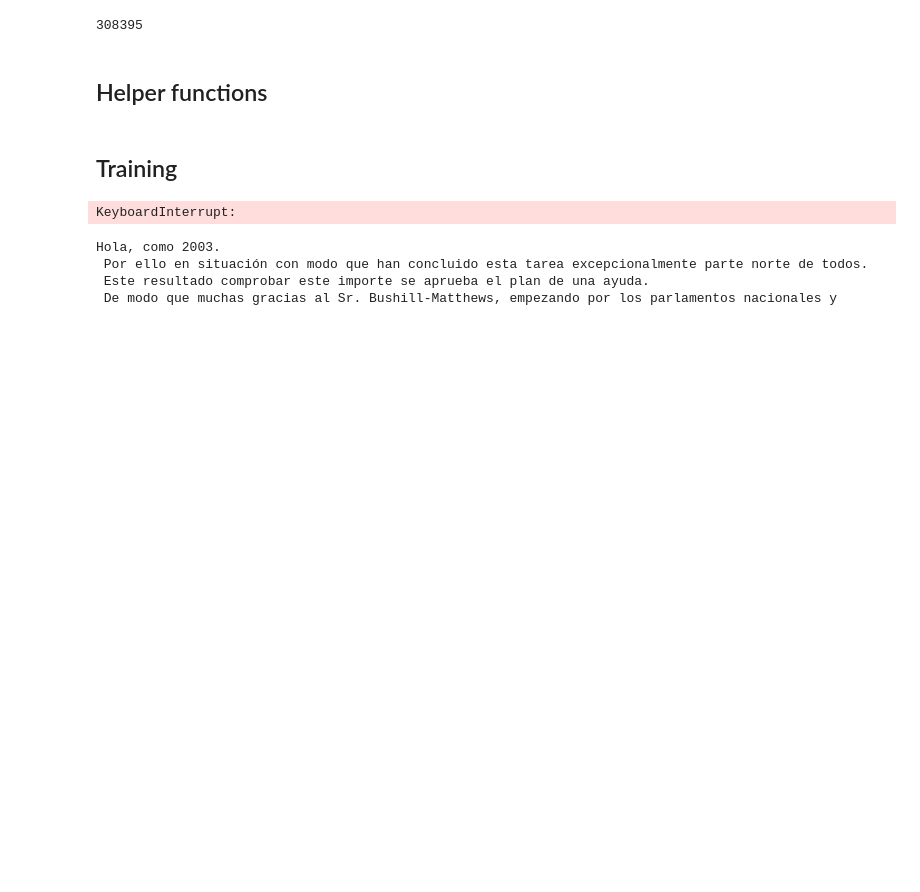
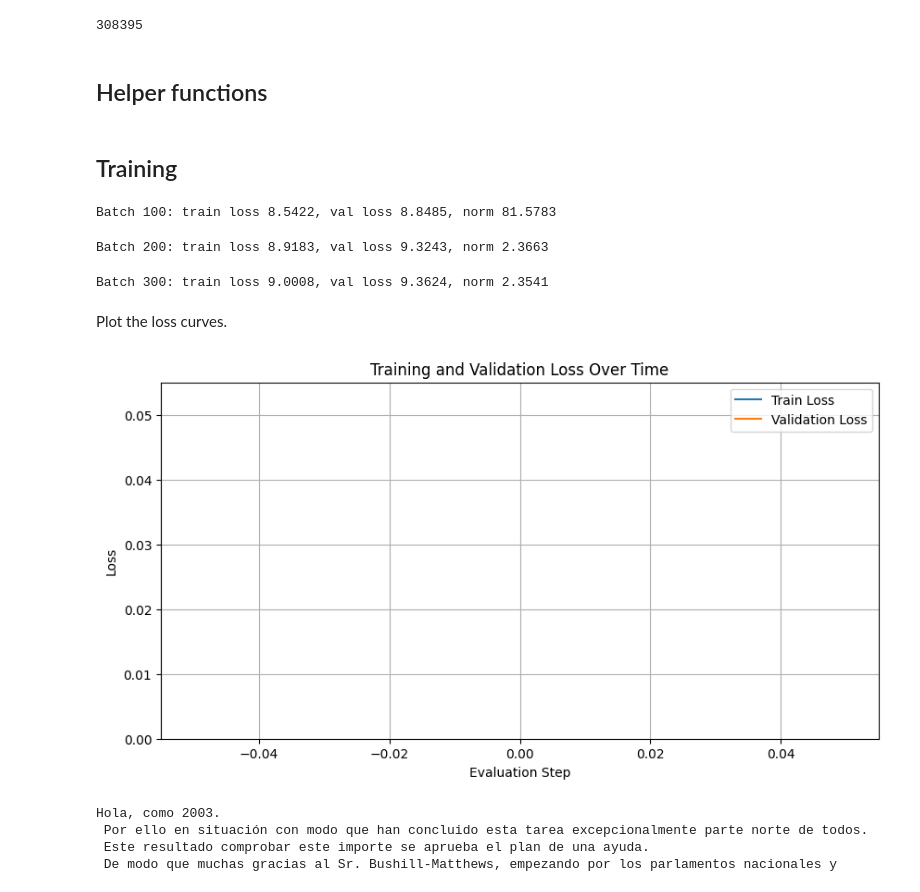
Before and after one commit to pedroporo/Train_Your_Language_Model_Course, a Jupyter notebook: notebooks/8_4_0_LetsScalePreTraining_GOOGLE_Local.ipynb, the cells around one changed output. Drawn from its saved outputs; the diff is of its cells as text; code cells hidden in the pictures; blank space fills up the shorter version.

Commit message:
little optims

```diff
--- a/notebooks/8_4_0_LetsScalePreTraining_GOOGLE_Local.ipynb
+++ b/notebooks/8_4_0_LetsScalePreTraining_GOOGLE_Local.ipynb
@@ -184,7 +192,7 @@ from tqdm import tqdm
 torch.set_float32_matmul_precision('high')
 
 gradient_accumulation_steps = 8
-eval_interval = 1000
+eval_interval = 100
 save_interval = 10000
 
 # equivalent to len(data) - block_size
@@ -192,8 +200,14 @@ total_data_to_process = split_index - block_size
 total_data_to_process_in_batches = total_data_to_process // batch_size
 
 learning_rate = 3e-4
-optimizer = torch.optim.AdamW(model.parameters(), lr=learning_rate)
-
+#optimizer = torch.optim.AdamW(model.parameters(), lr=learning_rate)
+optimizer = torch.optim.AdamW(
+        model.parameters(),
+        lr=learning_rate,
+        betas=(0.9, 0.95),
+        weight_decay=1e-1,
+        eps=1e-8
+    )
 batches_processed = 0
 train_losses, val_losses = [], []
 optimizer.zero_grad(set_to_none=True)
@@ -222,16 +236,19 @@ for i in tqdm(
     # Gradient accumulation
     batches_processed += 1
     if batches_processed % gradient_accumulation_steps == 0:
+        norm=torch.nn.utils.clip_grad_norm_(model.parameters(), max_norm=1.0)
         optimizer.step()
+        if device == "cuda":
+            torch.cuda.synchronize()
         optimizer.zero_grad(set_to_none=True)
-
     # Evaluate the model
     if batches_processed % eval_interval == 0:
         losses = estimate_loss()
         print(
             f"Batch {batches_processed}: "
             f"train loss {losses['train']:.4f}, "
-            f"val loss {losses['val']:.4f}"
+            f"val loss {losses['val']:.4f}, "
+            f"norm {norm:.4f}"
         )
         train_losses.append(losses['train'])
         val_losses.append(losses['val'])
@@ -248,9 +265,30 @@ for i in tqdm(
 
 if batches_processed % gradient_accumulation_steps != 0:
     optimizer.step()
+    if device == "cuda":
+            torch.cuda.synchronize()
     optimizer.zero_grad(set_to_none=True)
 # %% [output]
-KeyboardInterrupt:
+Batch 100: train loss 8.5422, val loss 8.8485, norm 81.5783
+Batch 200: train loss 8.9183, val loss 9.3243, norm 2.3663
+Batch 300: train loss 9.0008, val loss 9.3624, norm 2.3541
+# %% [markdown]
+Plot the loss curves.
+# %%
+import matplotlib.pyplot as plt
+
+plt.figure(figsize=(10, 5))
+plt.plot(train_losses, label="Train Loss")
+plt.plot(val_losses, label="Validation Loss")
+plt.xlabel("Evaluation Step")
+plt.ylim(0)
+plt.ylabel("Loss")
+plt.title("Training and Validation Loss Over Time")
+plt.legend()
+plt.grid()
+plt.show()
+# %% [output]
+[figure, added]
 # %%
 input_tokens = tokenizer.encode("Hola, como ")
 input_tokens = torch.tensor(
```
Also changed, not shown: parts of 4 cells of this notebook.
